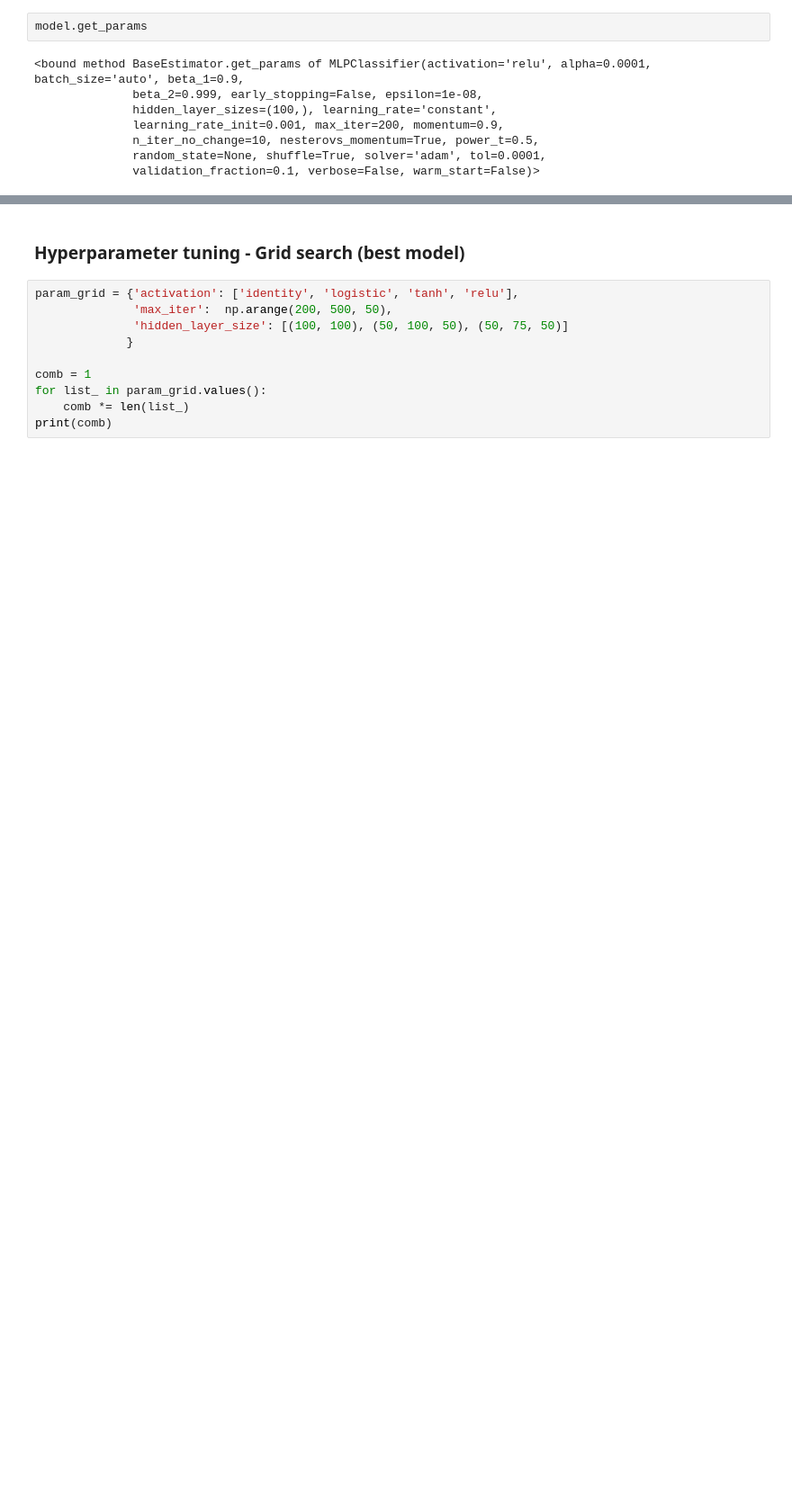
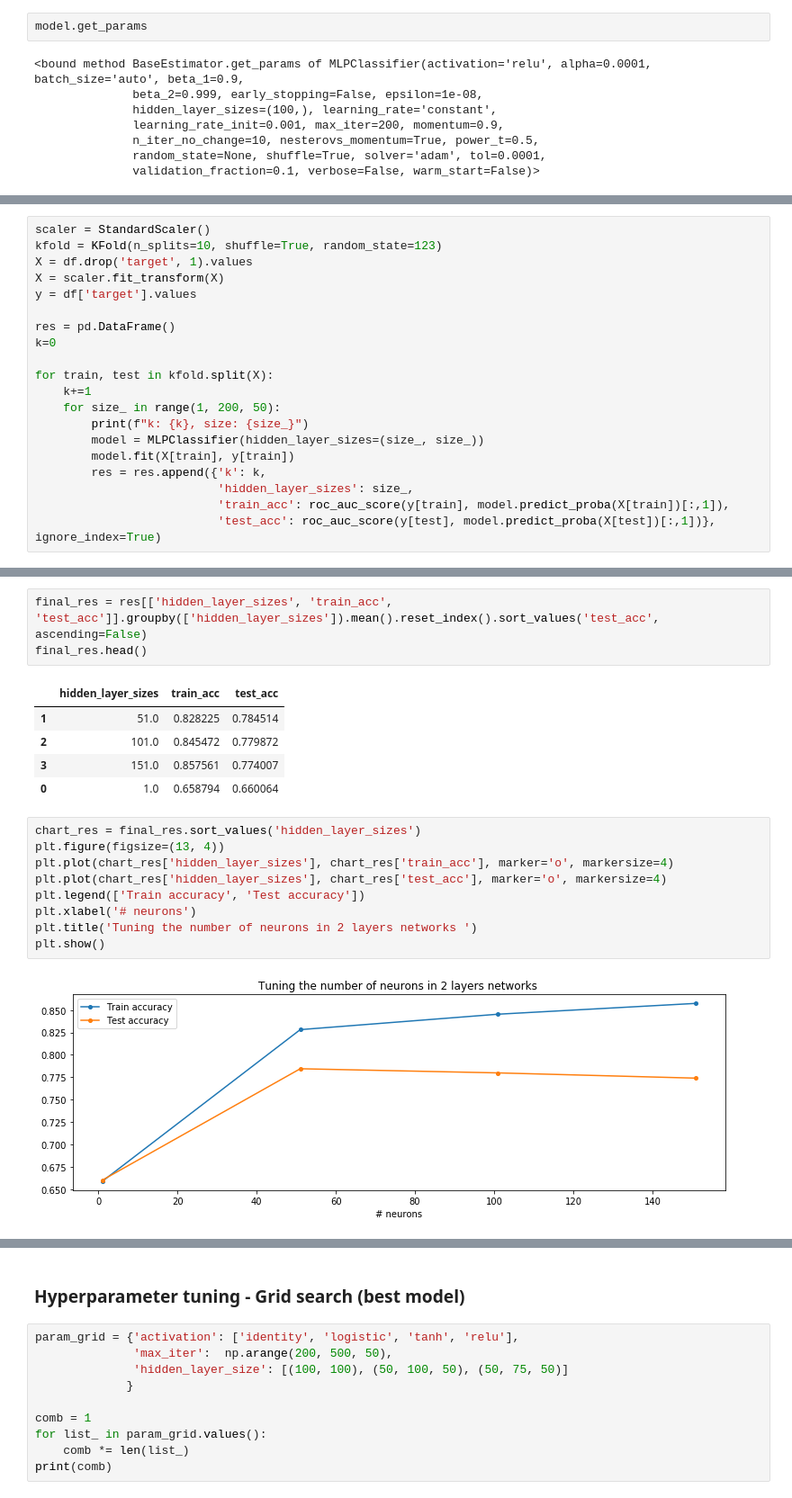
Before and after one commit to miritzk/ML_course, a Jupyter notebook: 318381852_312473242-part_b.ipynb, the cells around one changed output, grey strips where cells are left out. Shown at 90% size. Saved outputs shown, nothing was run; the diff lists cells and outputs as text; blank space fills up the shorter version.

```diff
--- a/318381852_312473242-part_b.ipynb
+++ b/318381852_312473242-part_b.ipynb
@@ -790,0 +796,20 @@ model.n_layers_
+# %%
+scaler = StandardScaler()
+kfold = KFold(n_splits=10, shuffle=True, random_state=123)
+X = df.drop('target', 1).values
+X = scaler.fit_transform(X)
+y = df['target'].values
+
+res = pd.DataFrame()
+k=0
+
+for train, test in kfold.split(X):
+    k+=1
+    for size_ in range(1, 200, 50):
+        print(f"k: {k}, size: {size_}")
+        model = MLPClassifier(hidden_layer_sizes=(size_, size_))
+        model.fit(X[train], y[train])
+        res = res.append({'k': k,
+                          'hidden_layer_sizes': size_,
+                          'train_acc': roc_auc_score(y[train], model.predict_proba(X[train])[:,1]),
+                          'test_acc': roc_auc_score(y[test], model.predict_proba(X[test])[:,1])}, ignore_index=True)
@@ -790,0 +846,20 @@ model.n_layers_
+# %%
+final_res = res[['hidden_layer_sizes', 'train_acc', 'test_acc']].groupby(['hidden_layer_sizes']).mean().reset_index().sort_values('test_acc', ascending=False)
+final_res.head()
+# %% [output]
+|  | hidden_layer_sizes | train_acc | test_acc |
+| 1 | 51.0 | 0.828225 | 0.784514 |
+| 2 | 101.0 | 0.845472 | 0.779872 |
+| 3 | 151.0 | 0.857561 | 0.774007 |
+| 0 | 1.0 | 0.658794 | 0.660064 |
+# %%
+chart_res = final_res.sort_values('hidden_layer_sizes')
+plt.figure(figsize=(13, 4))
+plt.plot(chart_res['hidden_layer_sizes'], chart_res['train_acc'], marker='o', markersize=4)
+plt.plot(chart_res['hidden_layer_sizes'], chart_res['test_acc'], marker='o', markersize=4)
+plt.legend(['Train accuracy', 'Test accuracy'])
+plt.xlabel('# neurons')
+plt.title('Tuning the number of neurons in 2 layers networks ')
+plt.show()
+# %% [output]
+[figure, added]
```
Also changed, not shown: parts of 22 cells of this notebook.
